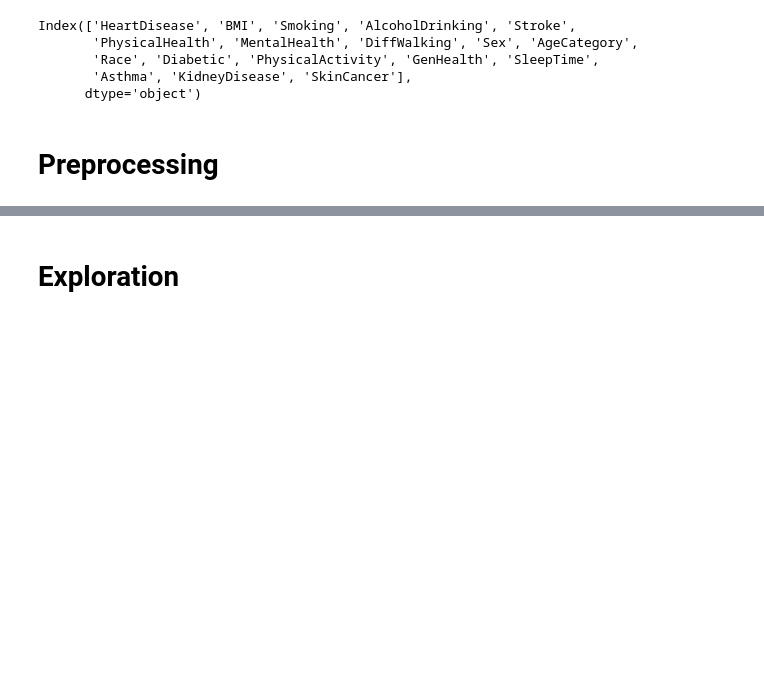
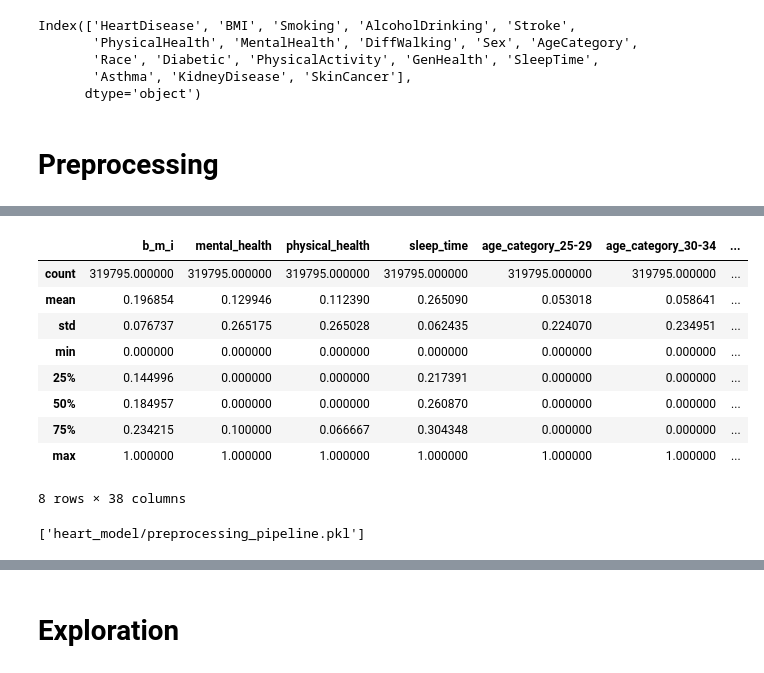
Before and after one commit to eleander/Scalable_Machine_Learning, a Jupyter notebook: 1_heart_eda_and_feature_group.ipynb, the cells around one changed output, grey strips where cells are left out. Cells and saved outputs as stored; diff of their text form; code cells hidden in the pictures; blank space fills up the shorter version.

```diff
--- a/1_heart_eda_and_feature_group.ipynb
+++ b/1_heart_eda_and_feature_group.ipynb
@@ -148,0 +190,21 @@ sns.countplot(x='heart_disease', data=heart_df_res)
+# %%
+transformed_df.describe()
+# %% [output]
+|  | b_m_i | mental_health | physical_health | sleep_time | age_category_25-29 | age_category_30-34 | ... |
+| count | 319795.000000 | 319795.000000 | 319795.000000 | 319795.000000 | 319795.000000 | 319795.000000 | ... |
+| mean | 0.196854 | 0.129946 | 0.112390 | 0.265090 | 0.053018 | 0.058641 | ... |
+| std | 0.076737 | 0.265175 | 0.265028 | 0.062435 | 0.224070 | 0.234951 | ... |
+| min | 0.000000 | 0.000000 | 0.000000 | 0.000000 | 0.000000 | 0.000000 | ... |
+| 25% | 0.144996 | 0.000000 | 0.000000 | 0.217391 | 0.000000 | 0.000000 | ... |
+| 50% | 0.184957 | 0.000000 | 0.000000 | 0.260870 | 0.000000 | 0.000000 | ... |
+| 75% | 0.234215 | 0.100000 | 0.066667 | 0.304348 | 0.000000 | 0.000000 | ... |
+| max | 1.000000 | 1.000000 | 1.000000 | 1.000000 | 1.000000 | 1.000000 | ... |
+8 rows × 38 columns
+# %%
+# Stores the preprocessing pipeline in the model directory
+model_dir = 'heart_model'
+
+os.makedirs(model_dir, exist_ok=True)
+joblib.dump(preprocessing_pipeline, f'{model_dir}/preprocessing_pipeline.pkl')
+# %% [output]
+['heart_model/preprocessing_pipeline.pkl']
```
Also changed, not shown: parts of 30 cells of this notebook, 8 other files.
